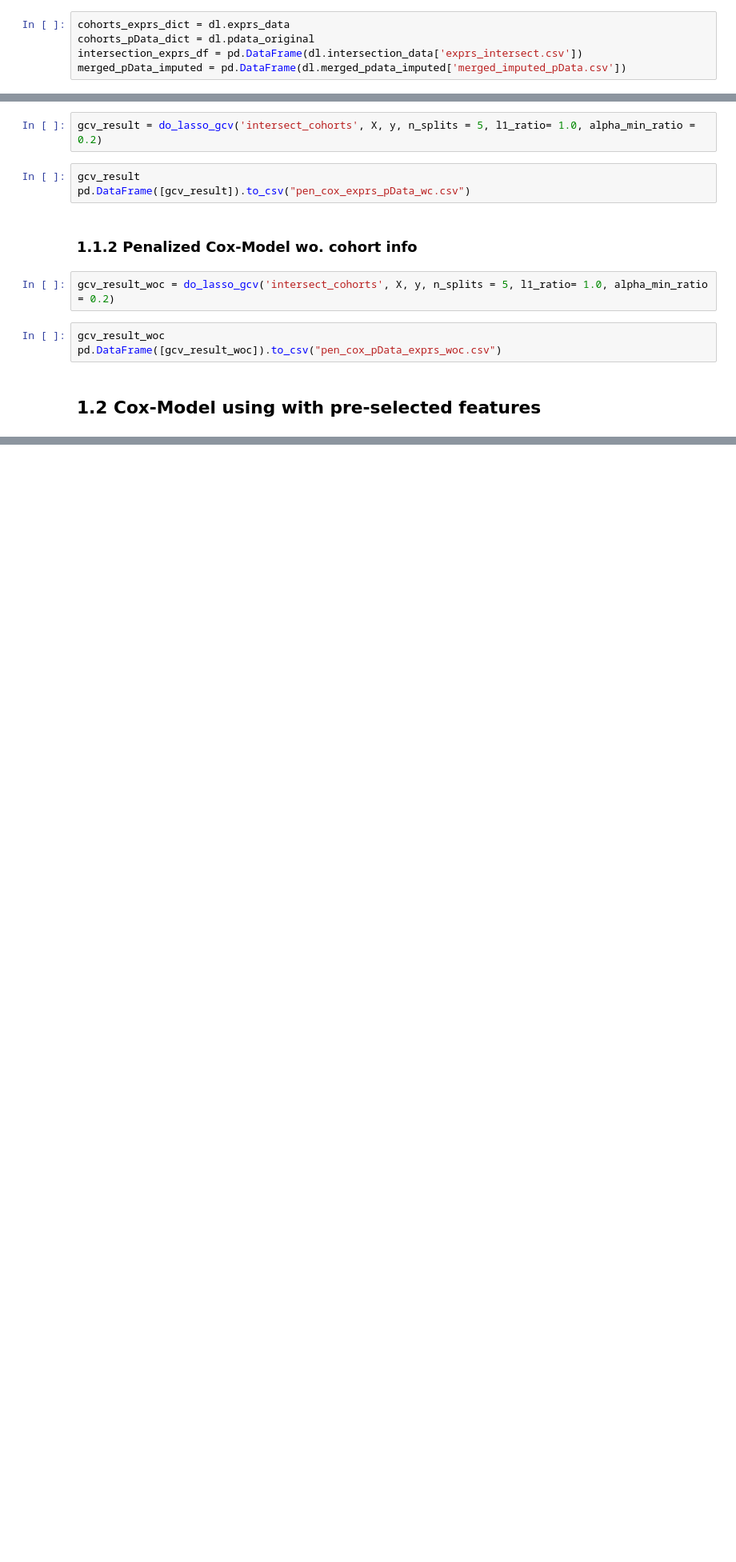
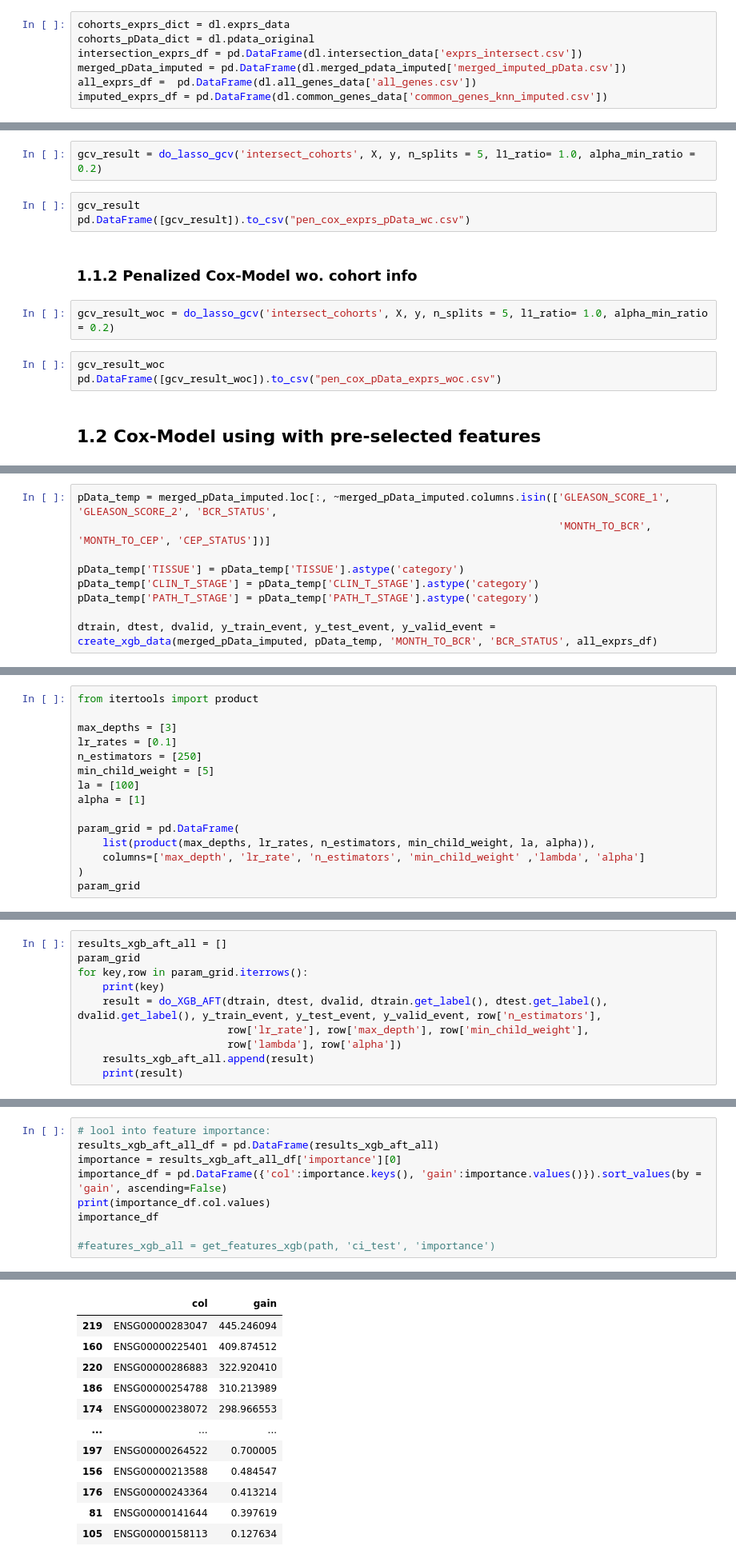
Before and after one commit to JonasSchernich/StatisticalConsulting, a Jupyter notebook: modelling_playground_laetti.ipynb, the cells around one changed output, grey strips where cells are left out. Shown at 80% size. Cells and saved outputs as stored; diff of their text form; blank space fills up the shorter version.

```diff
--- a/modelling_playground_laetti.ipynb
+++ b/modelling_playground_laetti.ipynb
@@ -28,6 +32,8 @@ cohorts_exprs_dict = dl.exprs_data
 cohorts_pData_dict = dl.pdata_original
 intersection_exprs_df = pd.DataFrame(dl.intersection_data['exprs_intersect.csv'])
 merged_pData_imputed = pd.DataFrame(dl.merged_pdata_imputed['merged_imputed_pData.csv'])
+all_exprs_df =  pd.DataFrame(dl.all_genes_data['all_genes.csv'])
+imputed_exprs_df = pd.DataFrame(dl.common_genes_data['common_genes_knn_imputed.csv'])
 # %% [markdown]
 # 1 Cox-Models
 # %%
@@ -129,0 +217,9 @@ pd.DataFrame([gcv_result_woc]).to_csv("pen_cox_pData_exprs_woc.csv")
+# %%
+pData_temp = merged_pData_imputed.loc[:, ~merged_pData_imputed.columns.isin(['GLEASON_SCORE_1', 'GLEASON_SCORE_2', 'BCR_STATUS',
+                                                                             'MONTH_TO_BCR', 'MONTH_TO_CEP', 'CEP_STATUS'])]
+
+pData_temp['TISSUE'] = pData_temp['TISSUE'].astype('category')
+pData_temp['CLIN_T_STAGE'] = pData_temp['CLIN_T_STAGE'].astype('category')
+pData_temp['PATH_T_STAGE'] = pData_temp['PATH_T_STAGE'].astype('category')
+
+dtrain, dtest, dvalid, y_train_event, y_test_event, y_valid_event = create_xgb_data(merged_pData_imputed, pData_temp, 'MONTH_TO_BCR', 'BCR_STATUS', all_exprs_df)
@@ -129,0 +242,15 @@ pd.DataFrame([gcv_result_woc]).to_csv("pen_cox_pData_exprs_woc.csv")
+# %%
+from itertools import product
+
+max_depths = [3]
+lr_rates = [0.1]
+n_estimators = [250]
+min_child_weight = [5]
+la = [100]
+alpha = [1]
+
+param_grid = pd.DataFrame(
+    list(product(max_depths, lr_rates, n_estimators, min_child_weight, la, alpha)),
+    columns=['max_depth', 'lr_rate', 'n_estimators', 'min_child_weight' ,'lambda', 'alpha']
+)
+param_grid
@@ -129,0 +260,10 @@ pd.DataFrame([gcv_result_woc]).to_csv("pen_cox_pData_exprs_woc.csv")
+# %%
+results_xgb_aft_all = []
+param_grid
+for key,row in param_grid.iterrows():
+    print(key)
+    result = do_XGB_AFT(dtrain, dtest, dvalid, dtrain.get_label(), dtest.get_label(), dvalid.get_label(), y_train_event, y_test_event, y_valid_event, row['n_estimators'],
+                        row['lr_rate'], row['max_depth'], row['min_child_weight'],
+                        row['lambda'], row['alpha'])
+    results_xgb_aft_all.append(result)
+    print(result)
@@ -129,0 +288,10 @@ pd.DataFrame([gcv_result_woc]).to_csv("pen_cox_pData_exprs_woc.csv")
+# %%
+# lool into feature importance:
+results_xgb_aft_all_df = pd.DataFrame(results_xgb_aft_all)
+importance = results_xgb_aft_all_df['importance'][0]
+importance_df = pd.DataFrame({'col':importance.keys(), 'gain':importance.values()}).sort_values(by = 'gain', ascending=False)
+print(importance_df.col.values)
+importance_df
+
+#features_xgb_all = get_features_xgb(path, 'ci_test', 'importance')
+# %% [output]
@@ -129,0 +315,12 @@ pd.DataFrame([gcv_result_woc]).to_csv("pen_cox_pData_exprs_woc.csv")
+|  | col | gain |
+| 219 | ENSG00000283047 | 445.246094 |
+| 160 | ENSG00000225401 | 409.874512 |
+| 220 | ENSG00000286883 | 322.920410 |
+| 186 | ENSG00000254788 | 310.213989 |
+| 174 | ENSG00000238072 | 298.966553 |
+| ... | ... | ... |
+| 197 | ENSG00000264522 | 0.700005 |
+| 156 | ENSG00000213588 | 0.484547 |
+| 176 | ENSG00000243364 | 0.413214 |
+| 81 | ENSG00000141644 | 0.397619 |
+| 105 | ENSG00000158113 | 0.127634 |
```
Also changed, not shown: parts of 25 cells of this notebook, 2 other files.
